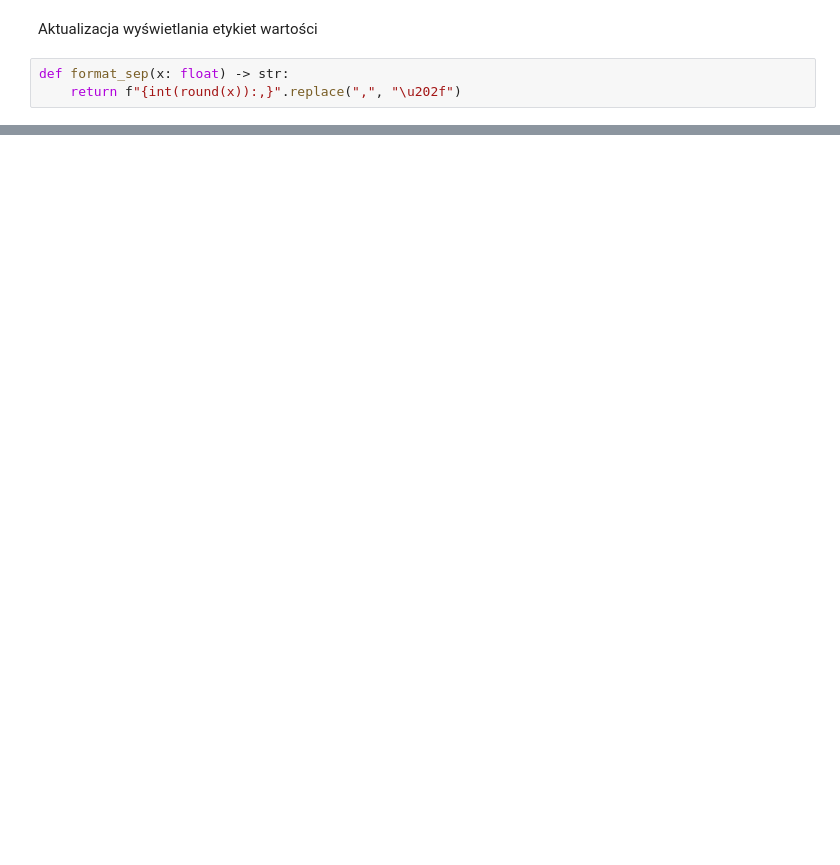
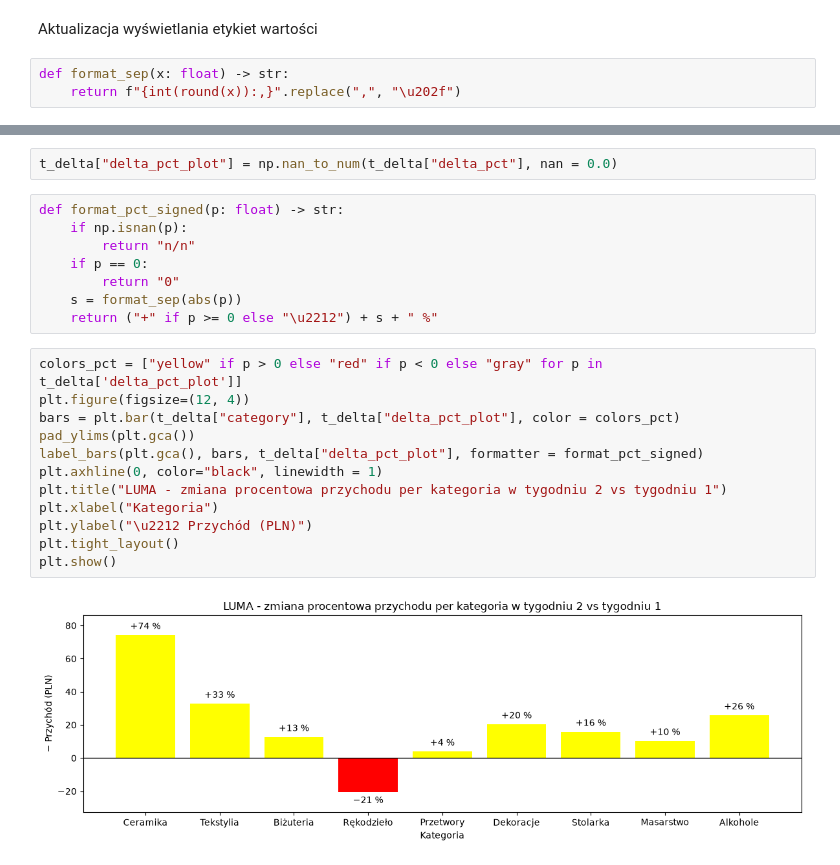
Before and after one commit to szymszok/DataVisualization, a Jupyter notebook: 01-bar.ipynb, the cells around one changed output, grey strips where cells are left out. Drawn from its saved outputs; the diff is of its cells as text; blank space fills up the shorter version.

```diff
--- a/01-bar.ipynb
+++ b/01-bar.ipynb
@@ -280,0 +440,24 @@ plt.show()
+# %%
+t_delta["delta_pct_plot"] = np.nan_to_num(t_delta["delta_pct"], nan = 0.0)
+# %%
+def format_pct_signed(p: float) -> str:
+    if np.isnan(p):
+        return "n/n"
+    if p == 0:
+        return "0"
+    s = format_sep(abs(p))
+    return ("+" if p >= 0 else "\u2212") + s + " %"
+# %%
+colors_pct = ["yellow" if p > 0 else "red" if p < 0 else "gray" for p in t_delta['delta_pct_plot']]
+plt.figure(figsize=(12, 4))
+bars = plt.bar(t_delta["category"], t_delta["delta_pct_plot"], color = colors_pct)
+pad_ylims(plt.gca())
+label_bars(plt.gca(), bars, t_delta["delta_pct_plot"], formatter = format_pct_signed)
+plt.axhline(0, color="black", linewidth = 1)
+plt.title("LUMA - zmiana procentowa przychodu per kategoria w tygodniu 2 vs tygodniu 1")
+plt.xlabel("Kategoria")
+plt.ylabel("\u2212 Przychód (PLN)")
+plt.tight_layout()
+plt.show()
+# %% [output]
+[figure, added]
```
Also changed, not shown: parts of 29 cells of this notebook.
